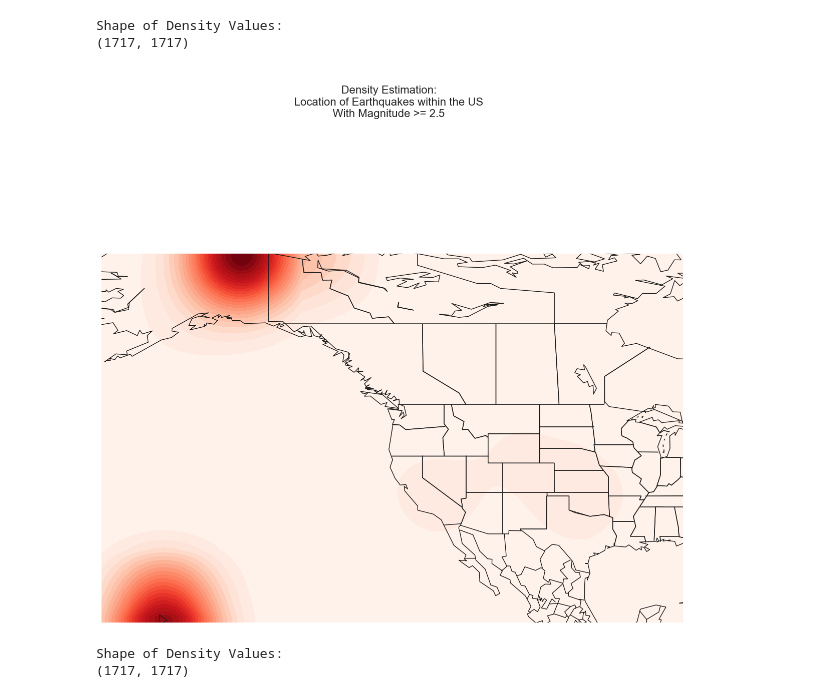
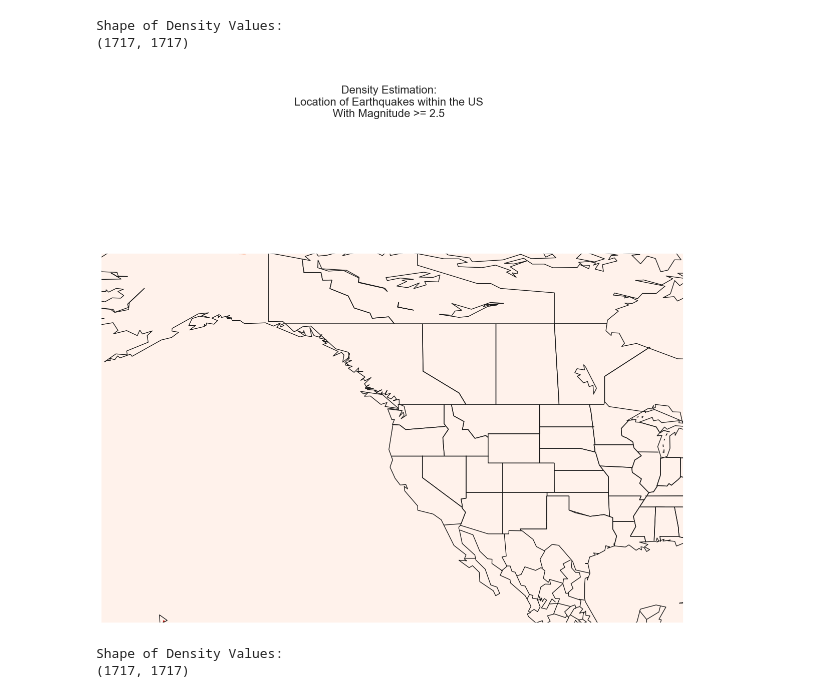
Before and after one commit to gabrielzurc10/POIGMATIC, a Jupyter notebook: Demo.ipynb, the cells around one changed output. Drawn from its saved outputs; the diff is of its cells as text; code cells hidden in the pictures.

```diff
--- a/Demo.ipynb
+++ b/Demo.ipynb
@@ -212,35 +208,35 @@ Shape of Density Values:
 # %%
 
 
 # visualize the results
 
 fig15 = plt.figure(figsize=(15, 15))
 fig15.suptitle(
     """
     Density Estimation:
     Location of Earthquakes within the US
     With Magnitude >= 2.5
     """,
     fontsize=16
 )
 
 the_map = mpl_toolkits.basemap.Basemap(
     projection='cyl',
     llcrnrlat=y25.min(), urcrnrlat=y25.max(),
     llcrnrlon=x25.min(),urcrnrlon=x25.max(),
     resolution='c'
 )
 
 the_map.drawcoastlines(linewidth=1)
 the_map.drawcountries(linewidth=1)
 the_map.drawstates(linewidth=1)
 
 levels = numpy.linspace(0, density.max(), 25)
-plt.contourf(x25, y25, density, levels=levels, cmap=plt.cm.Reds, tri = True)
+plt.contourf(x25, y25, density, levels=levels, cmap=plt.cm.Reds)
 
 plt.show()
 # %% [output]
-[figure, old version]
+[figure, new version]
 # %%
 # run kernel density estimation
 
```
Also changed, not shown: parts of 4 cells of this notebook, 57 other files.
